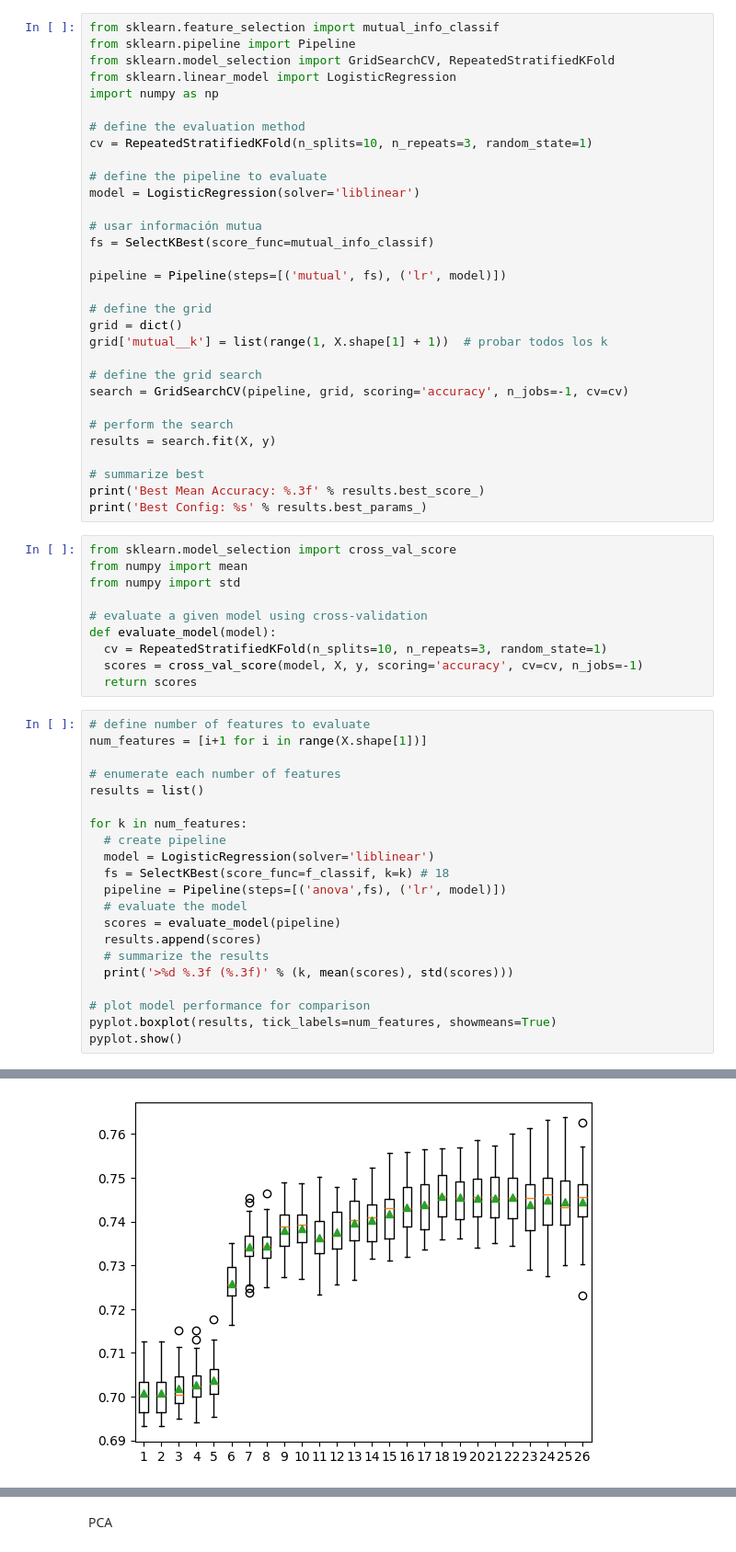
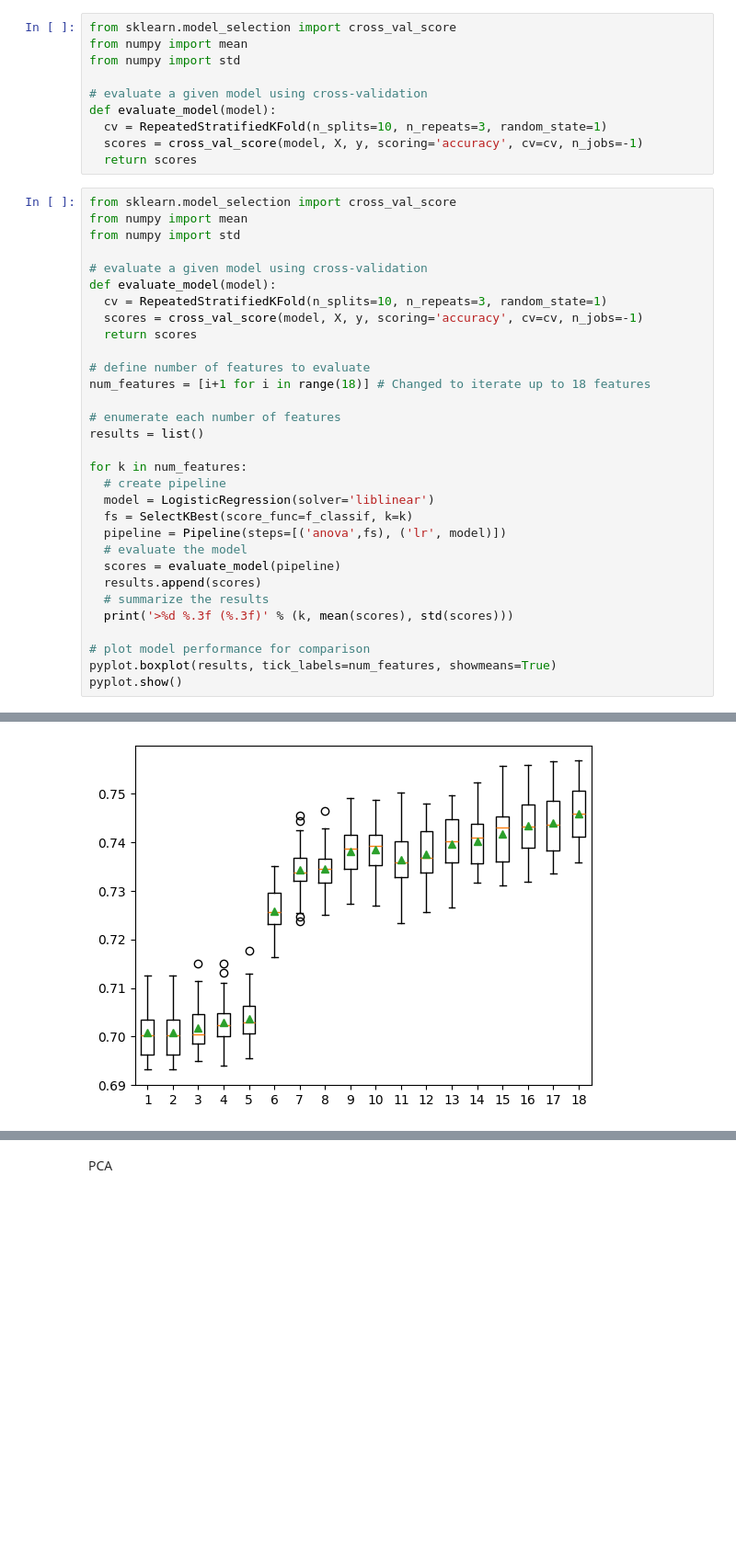
Before and after one commit to DavidMendezM/Proyecto, a Jupyter notebook: Proyecto_II.ipynb, the cells around one changed output, grey strips where cells are left out. Shown at 92% size. Cells and saved outputs as stored; diff of their text form; blank space fills up the shorter version.

```diff
--- a/Proyecto_II.ipynb
+++ b/Proyecto_II.ipynb
@@ -487,37 +487,6 @@ print('Best Config: %s' % results.best_params_)
 # %% [output]
 Best Mean Accuracy: 0.746
 Best Config: {'anova__k': 18}
-# %%
-from sklearn.feature_selection import mutual_info_classif
-from sklearn.pipeline import Pipeline
-from sklearn.model_selection import GridSearchCV, RepeatedStratifiedKFold
-from sklearn.linear_model import LogisticRegression
-import numpy as np
-
-# define the evaluation method
-cv = RepeatedStratifiedKFold(n_splits=10, n_repeats=3, random_state=1)
-
-# define the pipeline to evaluate
-model = LogisticRegression(solver='liblinear')
-
-# usar información mutua
-fs = SelectKBest(score_func=mutual_info_classif)
-
-pipeline = Pipeline(steps=[('mutual', fs), ('lr', model)])
-
-# define the grid
-grid = dict()
-grid['mutual__k'] = list(range(1, X.shape[1] + 1))  # probar todos los k
-
-# define the grid search
-search = GridSearchCV(pipeline, grid, scoring='accuracy', n_jobs=-1, cv=cv)
-
-# perform the search
-results = search.fit(X, y)
-
-# summarize best
-print('Best Mean Accuracy: %.3f' % results.best_score_)
-print('Best Config: %s' % results.best_params_)
 # %%
 from sklearn.model_selection import cross_val_score
 from numpy import mean
@@ -529,8 +498,18 @@ def evaluate_model(model):
   scores = cross_val_score(model, X, y, scoring='accuracy', cv=cv, n_jobs=-1)
   return scores
 # %%
+from sklearn.model_selection import cross_val_score
+from numpy import mean
+from numpy import std
+
+# evaluate a given model using cross-validation
+def evaluate_model(model):
+  cv = RepeatedStratifiedKFold(n_splits=10, n_repeats=3, random_state=1)
+  scores = cross_val_score(model, X, y, scoring='accuracy', cv=cv, n_jobs=-1)
+  return scores
+
 # define number of features to evaluate
-num_features = [i+1 for i in range(X.shape[1])]
+num_features = [i+1 for i in range(18)] # Changed to iterate up to 18 features
 
 # enumerate each number of features
 results = list()
@@ -538,7 +517,7 @@ results = list()
 for k in num_features:
   # create pipeline
   model = LogisticRegression(solver='liblinear')
-  fs = SelectKBest(score_func=f_classif, k=k) # 18
+  fs = SelectKBest(score_func=f_classif, k=k)
   pipeline = Pipeline(steps=[('anova',fs), ('lr', model)])
   # evaluate the model
   scores = evaluate_model(pipeline)
@@ -570,4 +550,4 @@ pyplot.show()
-[figure, old version]
+[figure, new version]
 # %%
 from sklearn.feature_selection import SelectKBest, f_classif
 
```
Also changed, not shown: parts of 7 cells of this notebook.
